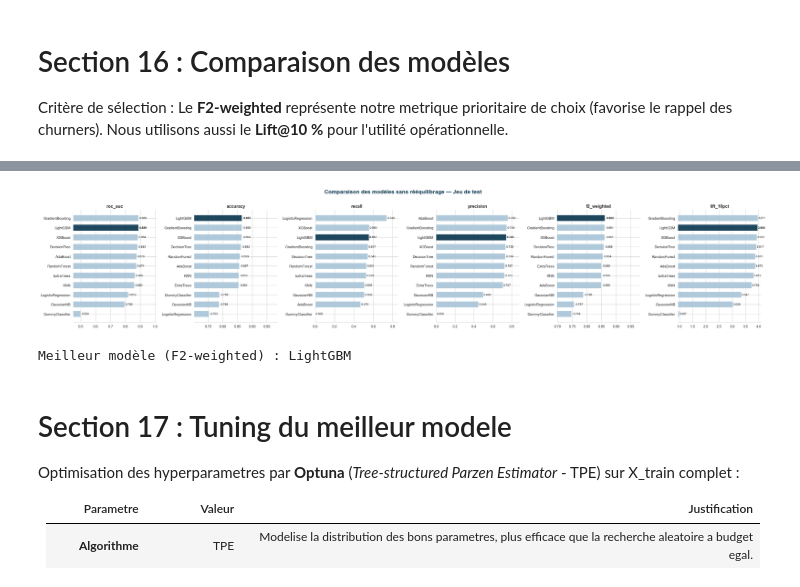
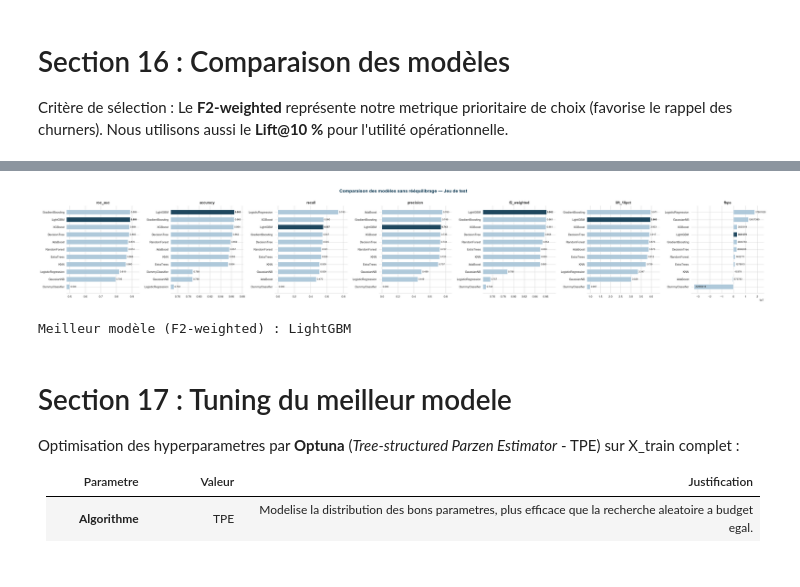
Before and after one commit to proslawa/Projet_ML2_G8, a Jupyter notebook: notebooks/03a_notebook_modelisation.ipynb, the cells around one changed output, grey strips where cells are left out. Drawn from its saved outputs; the diff is of its cells as text; code cells hidden in the pictures.

```diff
--- a/notebooks/03a_notebook_modelisation.ipynb
+++ b/notebooks/03a_notebook_modelisation.ipynb
@@ -813,34 +824,37 @@ Résultats — Jeu de test :
 # %%
-metrics_to_plot = ['roc_auc', 'accuracy', 'recall', 'precision', 'f2_weighted', 'lift_10pct']
+metrics_to_plot = ['roc_auc', 'accuracy', 'recall', 'precision', 'f2_weighted', 'lift_10pct', 'fbps']
 best_model_name = df_test['f2_weighted'].idxmax()
 
-fig, axes = plt.subplots(1, 6, figsize=(26, 5))
-fig.patch.set_facecolor('white')
+fig, axes = plt.subplots(1, 7, figsize=(32, 5))
+fig.patch.set_facecolor("white")
 
 for ax, metric in zip(axes, metrics_to_plot):
     col_data = df_test[metric].dropna().sort_values()
-    colors = ['#06344e' if m == best_model_name else '#a8c5d8' for m in col_data.index]
+    colors = ["#06344e" if m == best_model_name else "#a8c5d8" for m in col_data.index]
     ax.barh(col_data.index, col_data.values, color=colors, alpha=0.9,
-            edgecolor='white', height=0.65)
-    ax.set_title(metric, fontweight='bold', fontsize=11, pad=6)
-    xlim_lo = max(0, col_data.min() - 0.05)
-    xlim_hi = col_data.max() + 0.12
+            edgecolor="white", height=0.65)
+    ax.set_title(metric, fontweight="bold", fontsize=11, pad=6)
+    span = max(abs(col_data.max() - col_data.min()), 1e-3)
+    xlim_lo = col_data.min() - 0.05 * span
+    xlim_hi = col_data.max() + 0.15 * span
     ax.set_xlim(xlim_lo, xlim_hi)
+    offset = 0.01 * span
+    fmt = ".0f" if metric == "fbps" else ".3f"
     for i, (m, v) in enumerate(zip(col_data.index, col_data.values)):
-        fw = 'bold' if m == best_model_name else 'normal'
-        ax.text(v + 0.005, i, f'{v:.3f}', va='center', fontsize=7.5, fontweight=fw)
-    ax.spines[['top', 'right', 'left']].set_visible(False)
-    ax.tick_params(axis='y', left=False)
+        fw = "bold" if m == best_model_name else "normal"
+        ax.text(v + offset, i, f"{v:{fmt}}", va="center", fontsize=7.5, fontweight=fw)
+    ax.spines[["top", "right", "left"]].set_visible(False)
+    ax.tick_params(axis="y", left=False)
 
-fig.suptitle('Comparaison des modèles sans rééquilibrage — Jeu de test',
-             fontsize=14, fontweight='bold', color='#06344e', y=1.01)
+fig.suptitle("Comparaison des modèles sans rééquilibrage — Jeu de test",
+             fontsize=14, fontweight="bold", color="#06344e", y=1.01)
 plt.tight_layout()
-plt.savefig(IMAGES_DIR / 'benchmark_metrics.png', dpi=300, bbox_inches='tight')
+plt.savefig(IMAGES_DIR / "benchmark_metrics.png", dpi=300, bbox_inches="tight")
 plt.show()
 
 print(f'Meilleur modèle (F2-weighted) : {best_model_name}')
 # %% [output]
-[figure, old version]
+[figure, new version]
 Meilleur modèle (F2-weighted) : LightGBM
 # %% [markdown]
 <a id="section-17"></a>
```
Also changed, not shown: parts of 19 cells of this notebook, 3 other files.
